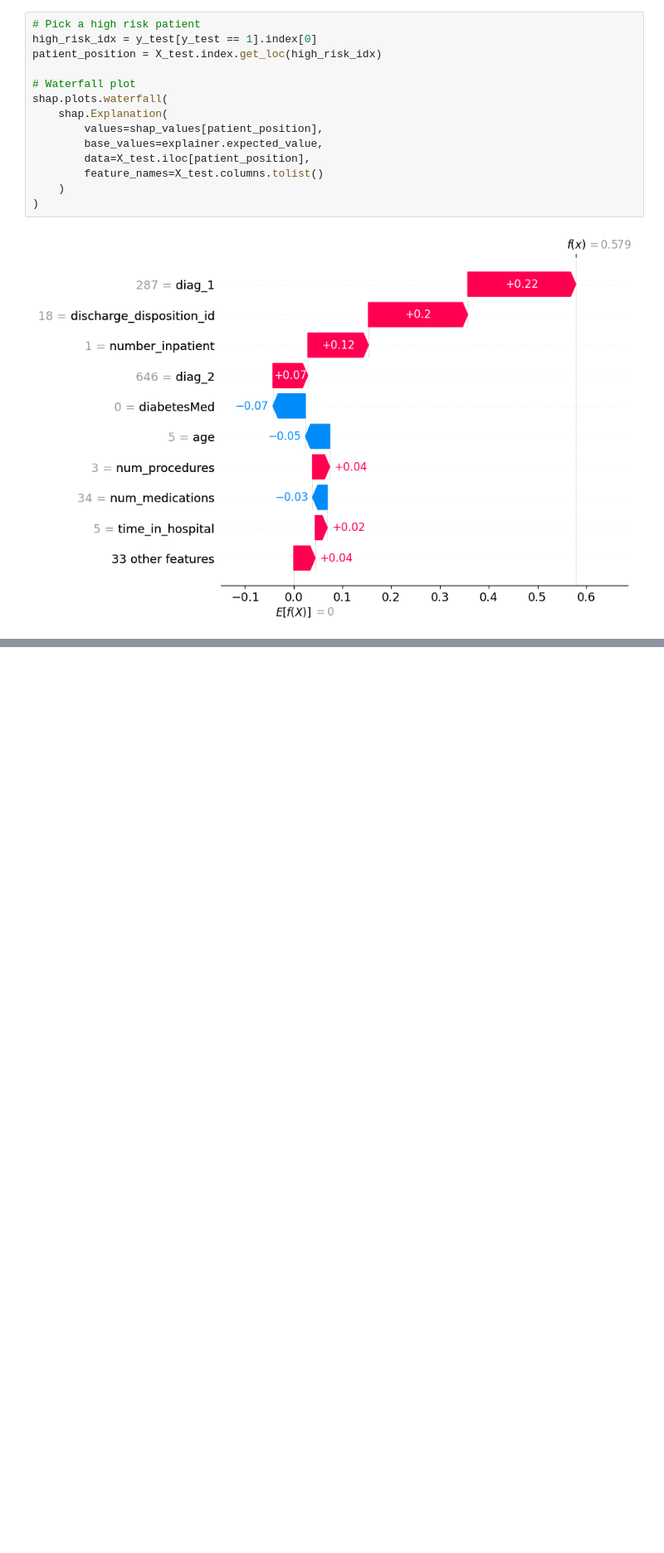
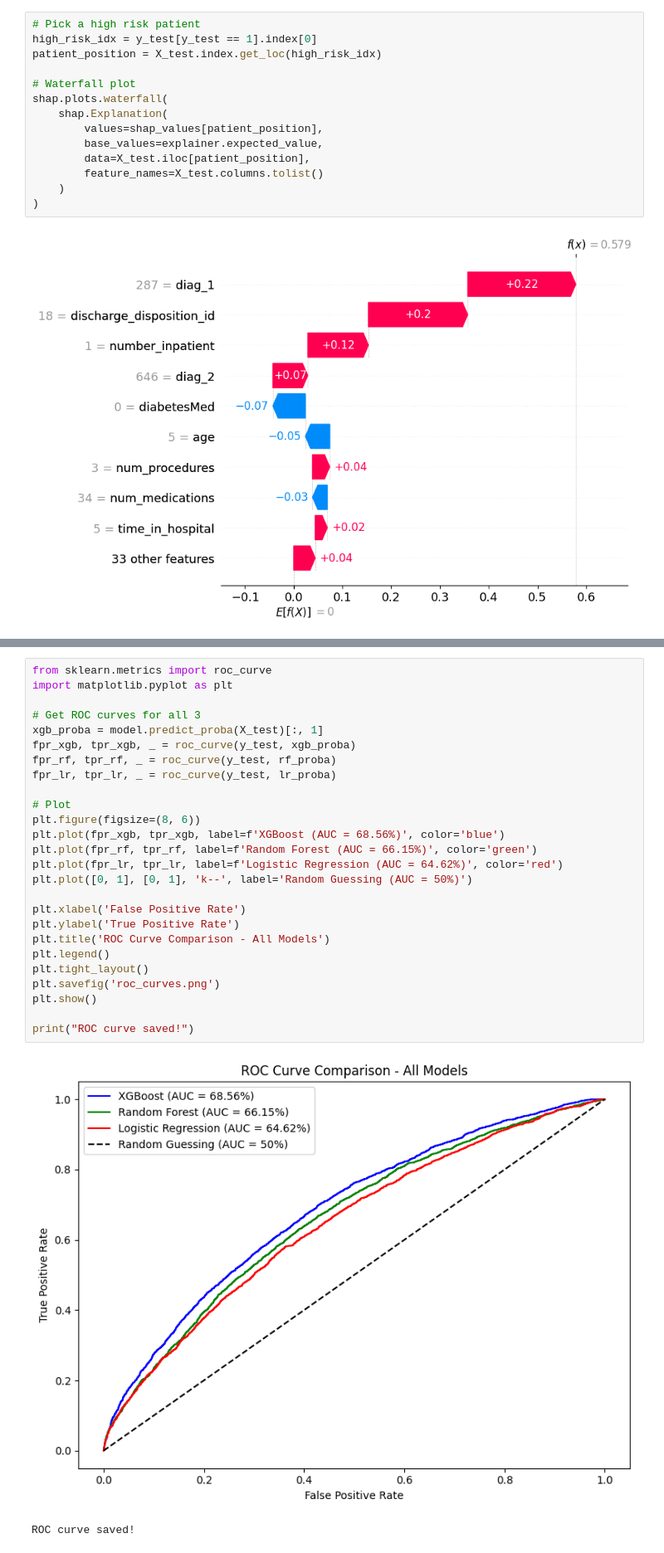
Before and after one commit to purushotham012355/patient-readmission-dashboard, a Jupyter notebook: Untitled.ipynb, the cells around one changed output, grey strips where cells are left out. Shown at 83% size. Saved outputs shown, nothing was run; the diff lists cells and outputs as text; blank space fills up the shorter version.

```diff
--- a/Untitled.ipynb
+++ b/Untitled.ipynb
@@ -512,0 +596,29 @@ shap.plots.waterfall(
+# %%
+from sklearn.metrics import roc_curve
+import matplotlib.pyplot as plt
+
+# Get ROC curves for all 3
+xgb_proba = model.predict_proba(X_test)[:, 1]
+fpr_xgb, tpr_xgb, _ = roc_curve(y_test, xgb_proba)
+fpr_rf, tpr_rf, _ = roc_curve(y_test, rf_proba)
+fpr_lr, tpr_lr, _ = roc_curve(y_test, lr_proba)
+
+# Plot
+plt.figure(figsize=(8, 6))
+plt.plot(fpr_xgb, tpr_xgb, label=f'XGBoost (AUC = 68.56%)', color='blue')
+plt.plot(fpr_rf, tpr_rf, label=f'Random Forest (AUC = 66.15%)', color='green')
+plt.plot(fpr_lr, tpr_lr, label=f'Logistic Regression (AUC = 64.62%)', color='red')
+plt.plot([0, 1], [0, 1], 'k--', label='Random Guessing (AUC = 50%)')
+
+plt.xlabel('False Positive Rate')
+plt.ylabel('True Positive Rate')
+plt.title('ROC Curve Comparison - All Models')
+plt.legend()
+plt.tight_layout()
+plt.savefig('roc_curves.png')
+plt.show()
+
+print("ROC curve saved!")
+# %% [output]
+[figure, added]
+ROC curve saved!
```
Also changed, not shown: parts of 3 cells of this notebook, 5 other files.
